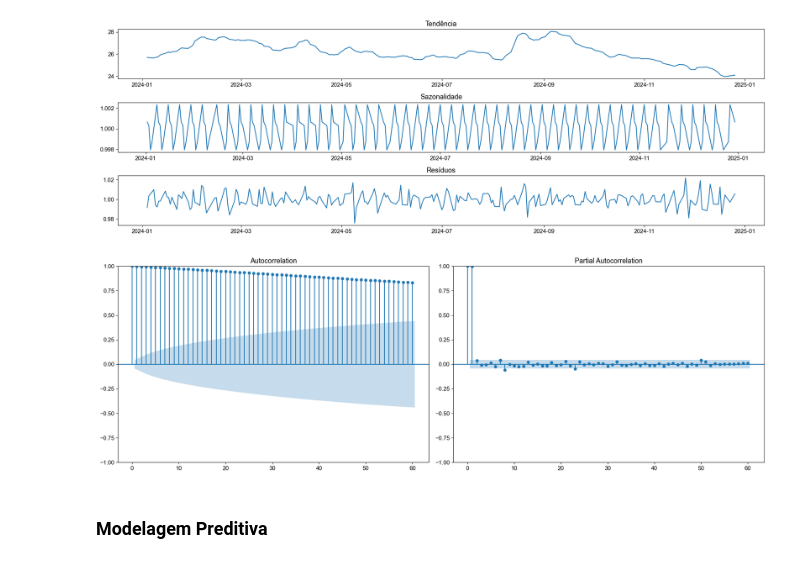
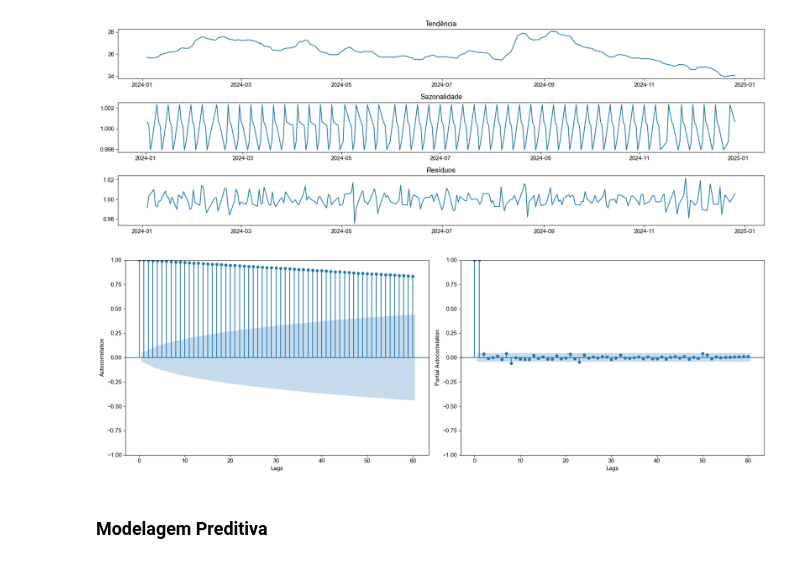
Before and after one commit to Botelho97/tcc-predict-stocks-models-comparison, a Jupyter notebook: main.ipynb, the cells around one changed output. Drawn from its saved outputs; the diff is of its cells as text; code cells hidden in the pictures.

Commit message:
Updating graphs

```diff
--- a/main.ipynb
+++ b/main.ipynb
@@ -219,13 +219,19 @@ plt.show()
 # %%
 # ACF e PACF
 fig, axes = plt.subplots(nrows=1, ncols=2)
 
 plot_acf(series, ax=axes[0], lags=60)
+axes[0].set_ylabel("Autocorrelation")
+axes[0].set_xlabel("Lags")
+axes[0].set_title("")
 plot_pacf(series, ax=axes[1], lags=60)
+axes[1].set_ylabel("Partial Autocorrelation")
+axes[1].set_xlabel("Lags")
+axes[1].set_title("")
 plt.tight_layout()
 plt.show()
 # %% [output]
-[figure, old version]
+[figure, new version]
 # %% [markdown]
 ### Modelagem Preditiva
 # %%
```
Also changed, not shown: parts of 1 cell of this notebook.
